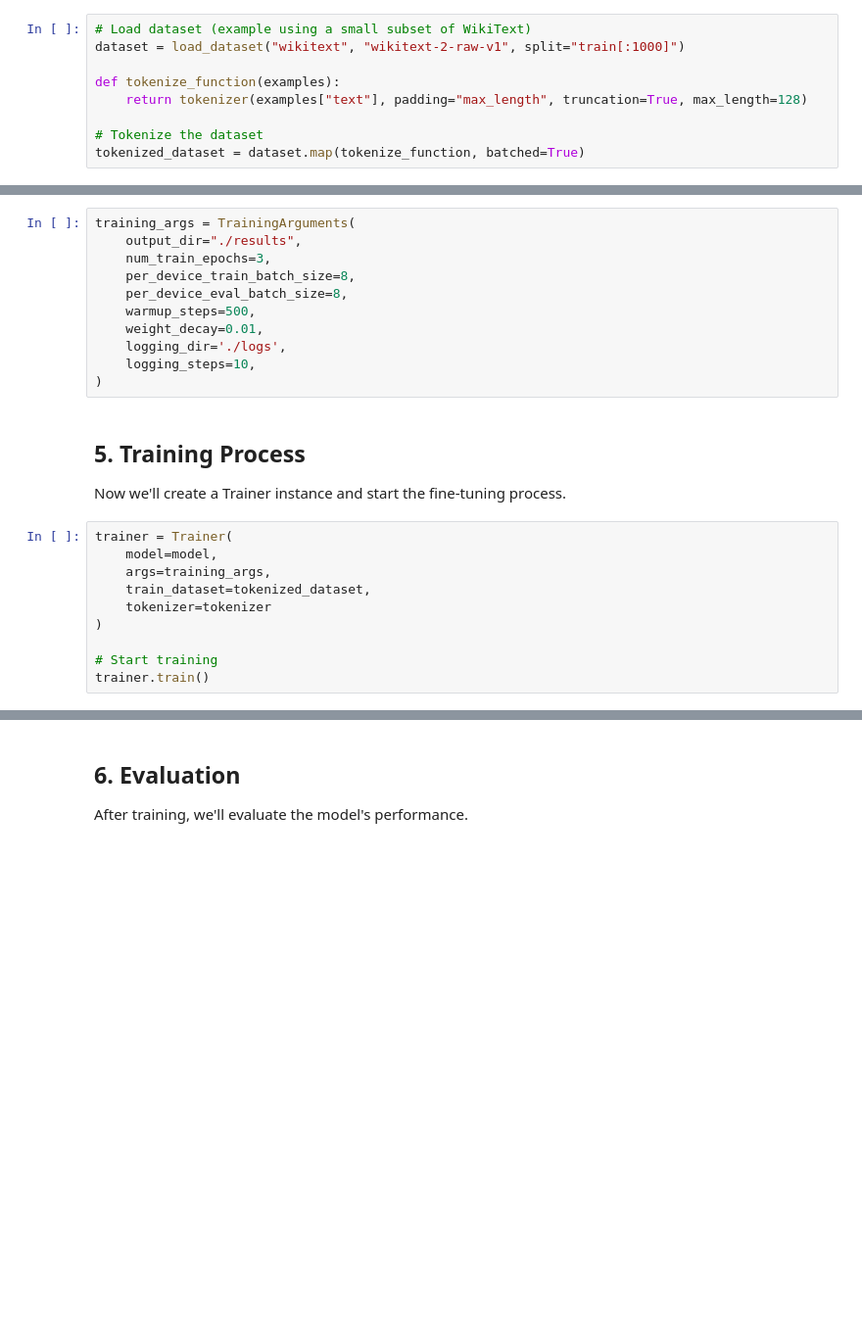
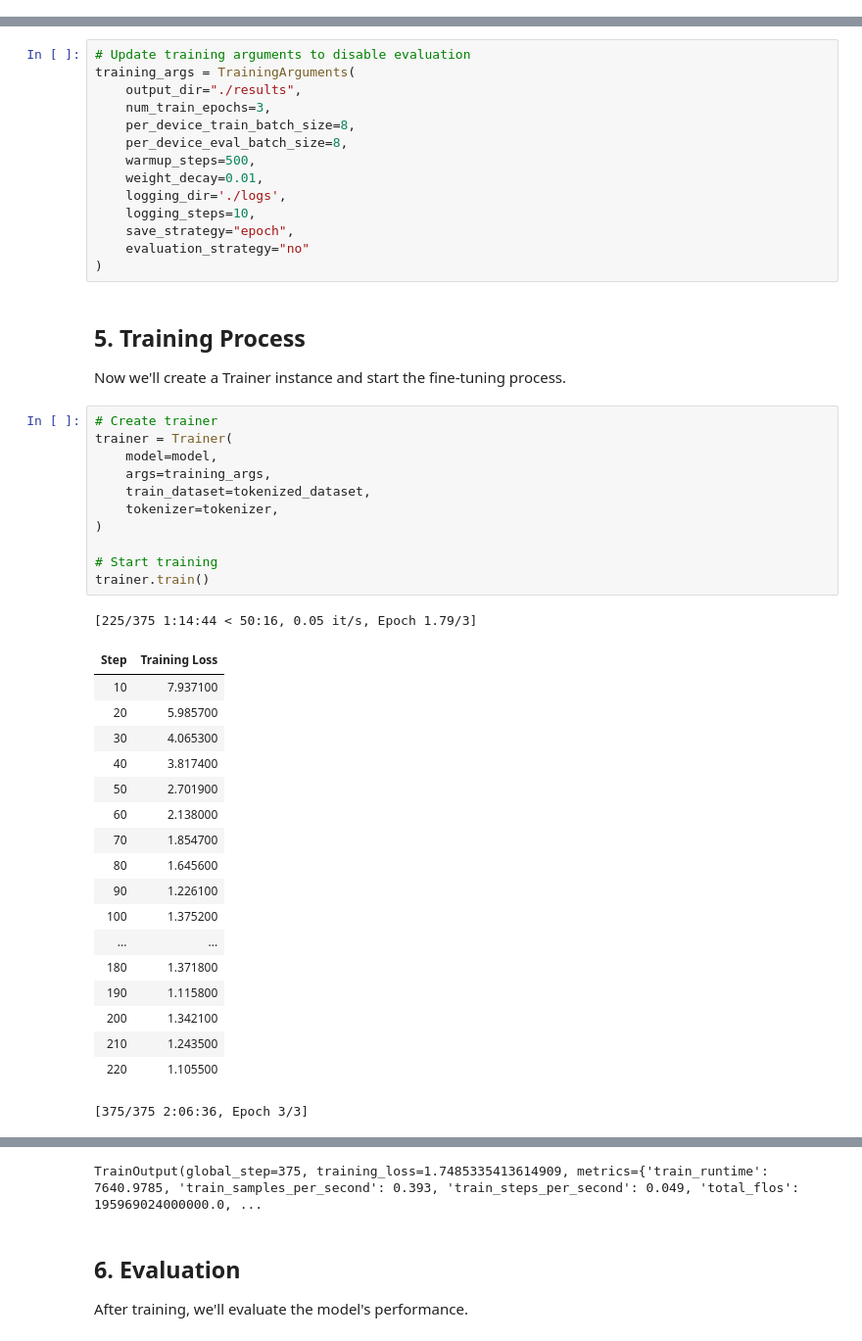
Before and after one commit to jxhangithub/master-machine-learning-engineer, a Jupyter notebook: GenAI/FineTune.ipynb, the cells around one changed output, grey strips where cells are left out. Shown at 98% size. Cells and saved outputs as stored; diff of their text form; blank space fills up the shorter version.

```diff
--- a/GenAI/FineTune.ipynb
+++ b/GenAI/FineTune.ipynb
@@ -63,12 +69,3 @@ tokenizer.pad_token = tokenizer.eos_token
 ## 3. Preparing the Dataset
 
 For this example, we'll use a simple text dataset. We'll prepare it in the format required for fine-tuning.
-# %%
-# Load dataset (example using a small subset of WikiText)
-dataset = load_dataset("wikitext", "wikitext-2-raw-v1", split="train[:1000]")
-
-def tokenize_function(examples):
-    return tokenizer(examples["text"], padding="max_length", truncation=True, max_length=128)
-
-# Tokenize the dataset
-tokenized_dataset = dataset.map(tokenize_function, batched=True)
@@ -81,6 +109,7 @@ We'll set up the training arguments that control the fine-tuning process. Key pa
 - Batch size
 - Training steps
 # %%
+# Update training arguments to disable evaluation
 training_args = TrainingArguments(
     output_dir="./results",
     num_train_epochs=3,
@@ -90,18 +119,41 @@ training_args = TrainingArguments(
     weight_decay=0.01,
     logging_dir='./logs',
     logging_steps=10,
+    save_strategy="epoch",
+    evaluation_strategy="no"
 )
 # %% [markdown]
 ## 5. Training Process
 
 Now we'll create a Trainer instance and start the fine-tuning process.
 # %%
+# Create trainer
 trainer = Trainer(
     model=model,
     args=training_args,
     train_dataset=tokenized_dataset,
-    tokenizer=tokenizer
+    tokenizer=tokenizer,
 )
 
 # Start training
 trainer.train()
+# %% [output]
+[225/375 1:14:44 < 50:16, 0.05 it/s, Epoch 1.79/3]
+| Step | Training Loss |
+| 10 | 7.937100 |
+| 20 | 5.985700 |
+| 30 | 4.065300 |
+| 40 | 3.817400 |
+| 50 | 2.701900 |
+| 60 | 2.138000 |
+| 70 | 1.854700 |
+| 80 | 1.645600 |
+| 90 | 1.226100 |
+| 100 | 1.375200 |
+| ... | ... |
+| 180 | 1.371800 |
+| 190 | 1.115800 |
+| 200 | 1.342100 |
+| 210 | 1.243500 |
+| 220 | 1.105500 |
+[375/375 2:06:36, Epoch 3/3]
@@ -108,3 +177,4 @@ trainer.train()
+TrainOutput(global_step=375, training_loss=1.7485335413614909, metrics={'train_runtime': 7640.9785, 'train_samples_per_second': 0.393, 'train_steps_per_second': 0.049, 'total_flos': 195969024000000.0, ...
 # %% [markdown]
 ## 6. Evaluation
 
```
Also changed, not shown: parts of 5 cells of this notebook.
